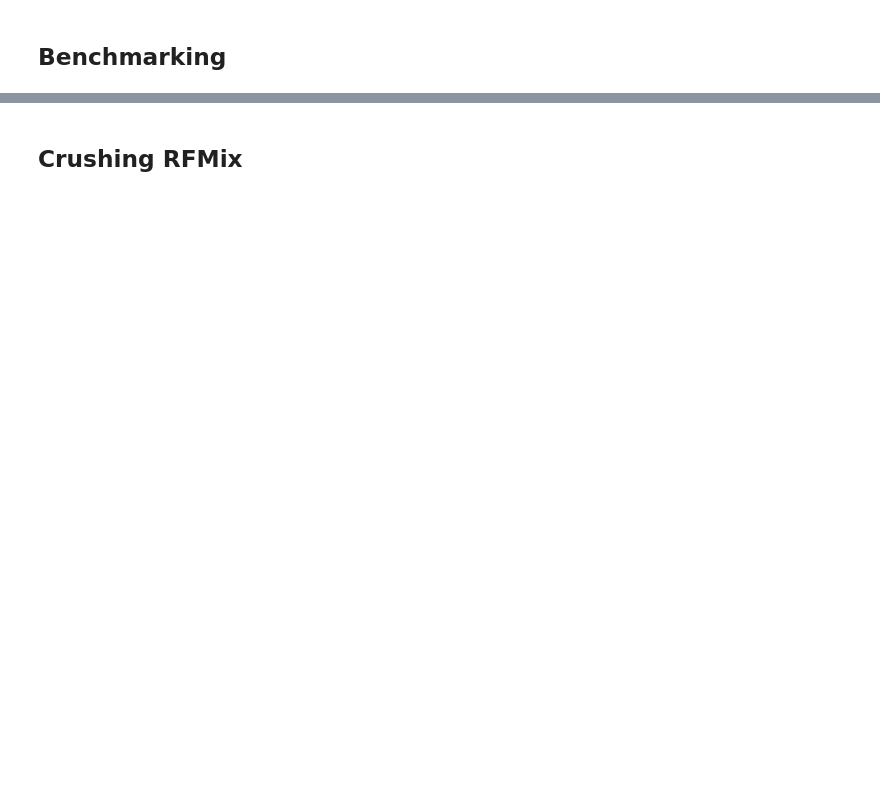
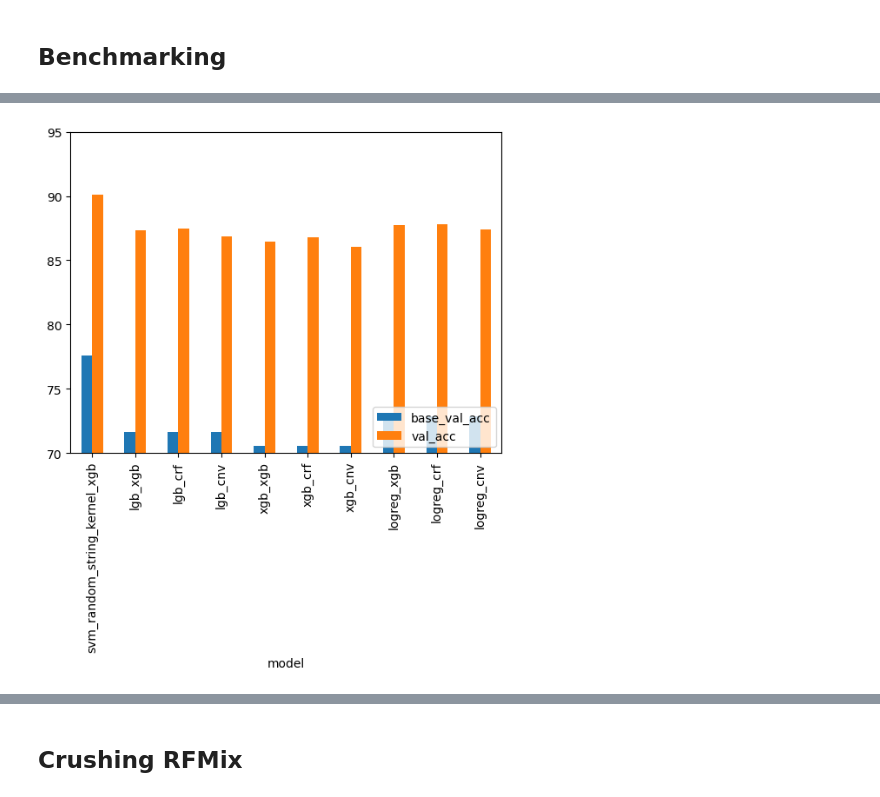
Before and after one commit to AI-sandbox/gnomix, a Jupyter notebook: benchmark/Benchmarking_eval.ipynb, the cells around one changed output, grey strips where cells are left out. Cells and saved outputs as stored; diff of their text form; code cells hidden in the pictures; blank space fills up the shorter version.

```diff
--- a/benchmark/Benchmarking_eval.ipynb
+++ b/benchmark/Benchmarking_eval.ipynb
@@ -159,0 +203,11 @@ DF_us
+# %%
+df_str_plot_acc = pd.DataFrame({
+    "base_val_acc": list(DF_str["base_val_acc"]),
+    "val_acc": list(DF_str["val_acc"])
+}, index = DF_str["model"])
+ax = df_str_plot_acc.plot.bar(rot=90)
+plt.ylim(70,95)
+plt.legend(loc="lower right")
+plt.show()
+# %% [output]
+[figure, added]
```
Also changed, not shown: parts of 41 cells of this notebook, 2 other files.
